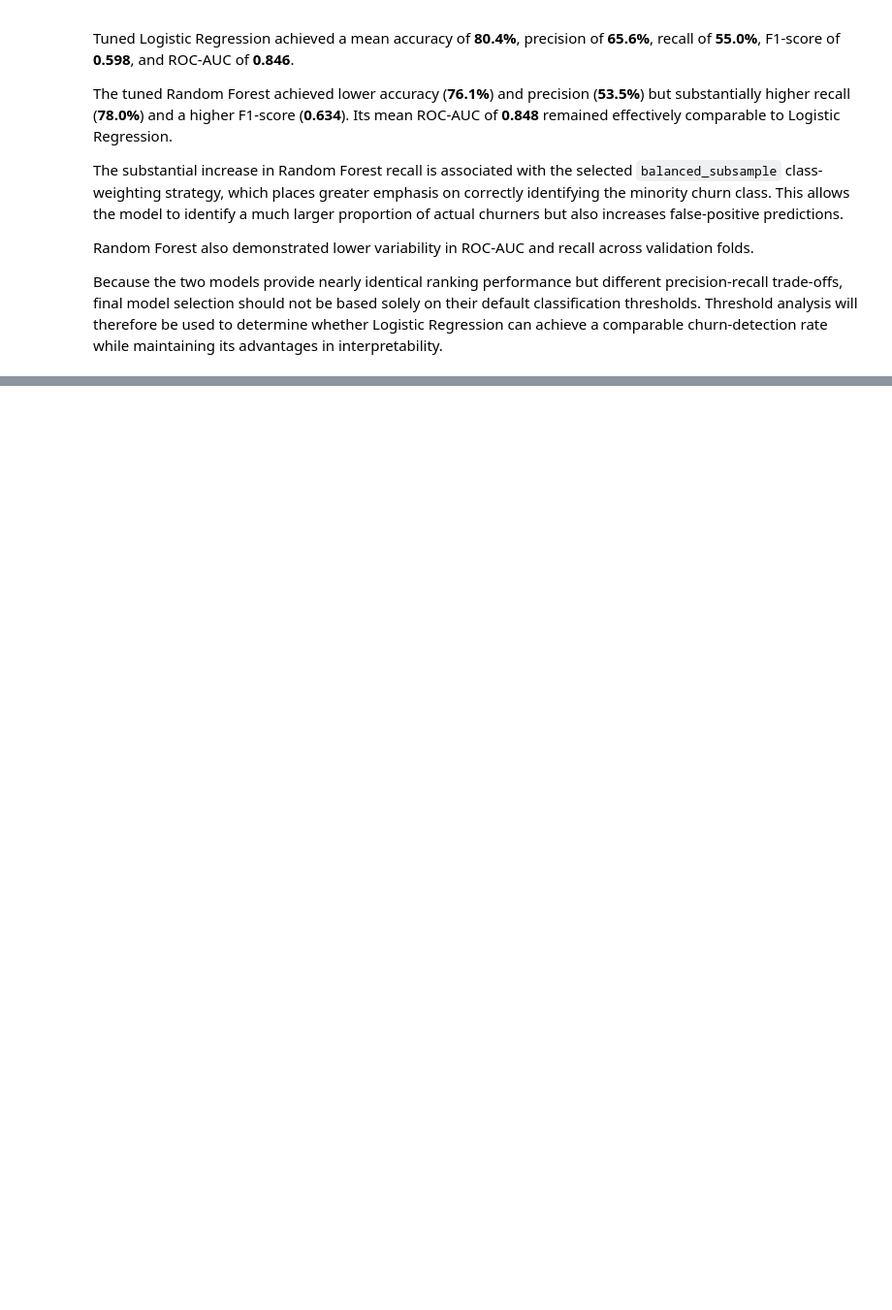
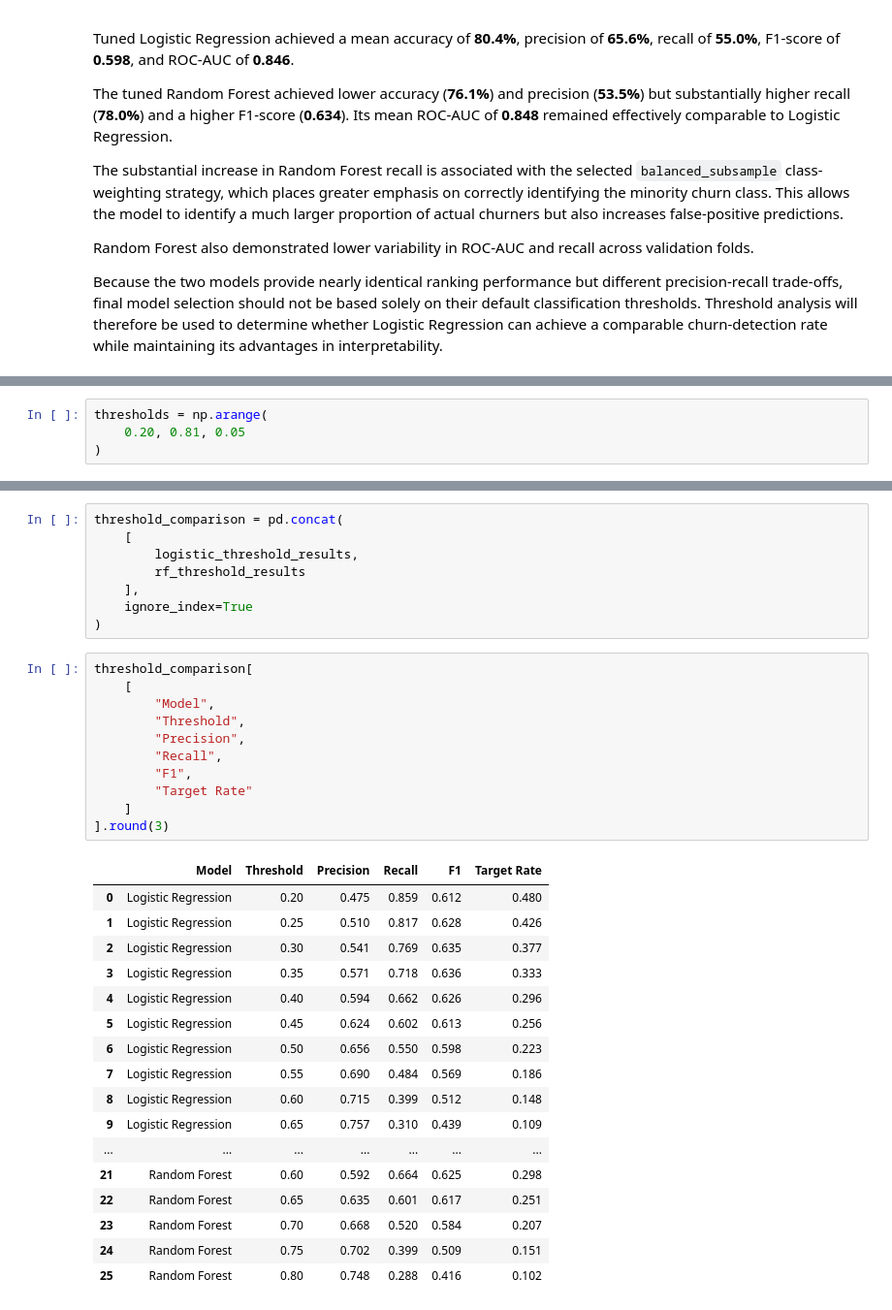
Before and after one commit to mrsmv/Customer-churn-retention-analysis, a Jupyter notebook: 2_noteboooks/03_churn_modeling/churn_modeling.ipynb, the cells around one changed output, grey strips where cells are left out. Shown at 97% size. Cells and saved outputs as stored; diff of their text form; blank space fills up the shorter version.

```diff
--- a/2_noteboooks/03_churn_modeling/churn_modeling.ipynb
+++ b/2_noteboooks/03_churn_modeling/churn_modeling.ipynb
@@ -2259,0 +2334,4 @@ advantages in interpretability.
+# %%
+thresholds = np.arange(
+    0.20, 0.81, 0.05
+)
@@ -2259,0 +2396,37 @@ advantages in interpretability.
+# %%
+threshold_comparison = pd.concat(
+    [
+        logistic_threshold_results,
+        rf_threshold_results
+    ],
+    ignore_index=True
+)
+# %%
+threshold_comparison[
+    [
+        "Model",
+        "Threshold",
+        "Precision",
+        "Recall",
+        "F1",
+        "Target Rate"
+    ]
+].round(3)
+# %% [output]
+|  | Model | Threshold | Precision | Recall | F1 | Target Rate |
+| 0 | Logistic Regression | 0.20 | 0.475 | 0.859 | 0.612 | 0.480 |
+| 1 | Logistic Regression | 0.25 | 0.510 | 0.817 | 0.628 | 0.426 |
+| 2 | Logistic Regression | 0.30 | 0.541 | 0.769 | 0.635 | 0.377 |
+| 3 | Logistic Regression | 0.35 | 0.571 | 0.718 | 0.636 | 0.333 |
+| 4 | Logistic Regression | 0.40 | 0.594 | 0.662 | 0.626 | 0.296 |
+| 5 | Logistic Regression | 0.45 | 0.624 | 0.602 | 0.613 | 0.256 |
+| 6 | Logistic Regression | 0.50 | 0.656 | 0.550 | 0.598 | 0.223 |
+| 7 | Logistic Regression | 0.55 | 0.690 | 0.484 | 0.569 | 0.186 |
+| 8 | Logistic Regression | 0.60 | 0.715 | 0.399 | 0.512 | 0.148 |
+| 9 | Logistic Regression | 0.65 | 0.757 | 0.310 | 0.439 | 0.109 |
+| ... | ... | ... | ... | ... | ... | ... |
+| 21 | Random Forest | 0.60 | 0.592 | 0.664 | 0.625 | 0.298 |
+| 22 | Random Forest | 0.65 | 0.635 | 0.601 | 0.617 | 0.251 |
+| 23 | Random Forest | 0.70 | 0.668 | 0.520 | 0.584 | 0.207 |
+| 24 | Random Forest | 0.75 | 0.702 | 0.399 | 0.509 | 0.151 |
+| 25 | Random Forest | 0.80 | 0.748 | 0.288 | 0.416 | 0.102 |
```
Also changed, not shown: parts of 43 cells of this notebook, 14 other files.
